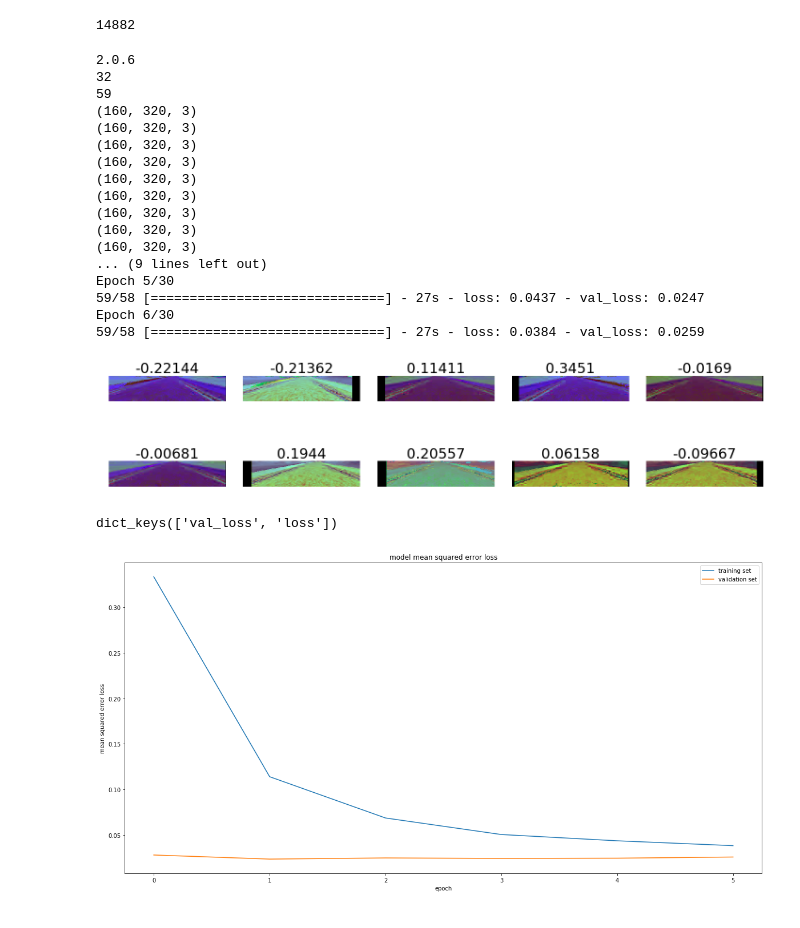
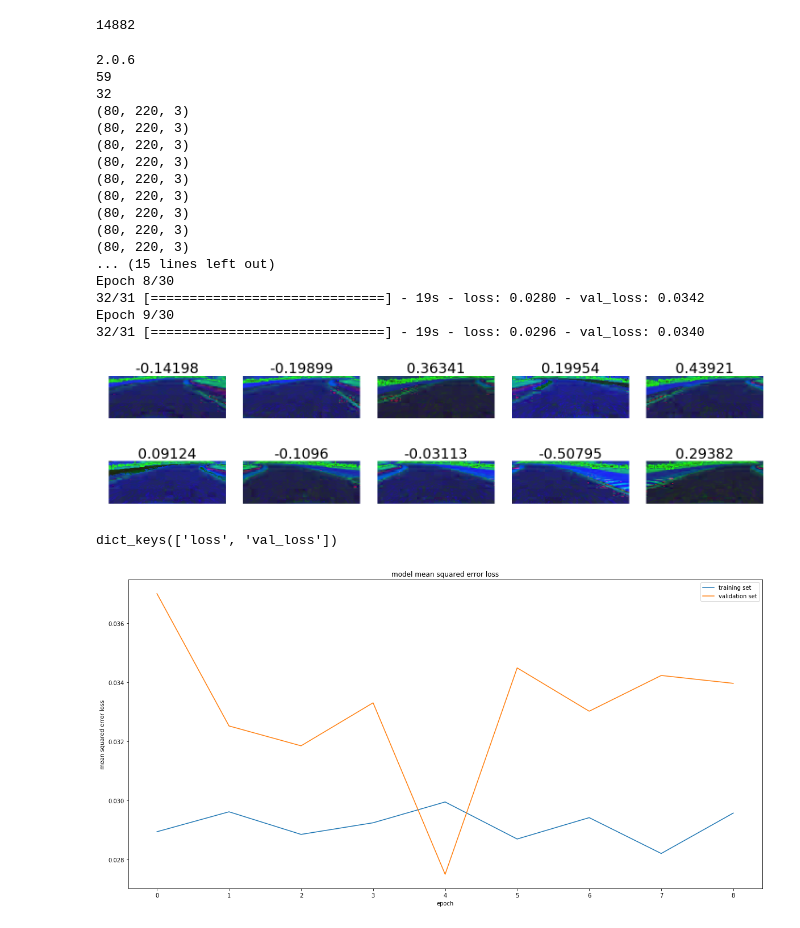
Before and after one commit to AbdulTheProgrammer/CarND-Behavioral-Cloning-P3, a Jupyter notebook: Behavioural Cloning Network.ipynb, the cells around one changed output. Saved outputs shown, nothing was run; the diff lists cells and outputs as text; code cells hidden in the pictures.

Commit message:
reliably goes around the train track once

```diff
--- a/Behavioural Cloning Network.ipynb
+++ b/Behavioural Cloning Network.ipynb
@@ -53,7 +53,7 @@ def change_brightness(image):
     change_pct = np.random.uniform(0.5, 1.2)
 
     # Change to HSV to change the brightness V
-    hsv = cv2.cvtColor(image, cv2.COLOR_RGB2HSV)
+    hsv = cv2.cvtColor(image, cv2.COLOR_BGR2HSV)
     hsv[:,:,2] = hsv[:,:,2] * change_pct
 
     #Convert back to RGB
@@ -116,7 +116,7 @@ class TrainingSequence(Sequence):
         drop_prob = 0.5
         for batch_sample in batch_samples:
             index = 0
-            rand_i = np.random.randint(low=0,high=2)
+            rand_i = np.random.randint(low=0,high=3)
             #print(batch_sample[rand_i].split('/')[-1])
             path = './'+ self.dirs[index] + '/IMG/'+batch_sample[rand_i].split('/')[-1]
             image = cv2.imread(path)
@@ -129,16 +129,16 @@ class TrainingSequence(Sequence):
                 angle += 0.25
             elif rand_i == 2:
                 angle -= 0.25
-
+            image, angle = preprocess_image(image, angle)
             keep = 0
-            while keep == 0:
-                image, angle = preprocess_image(image, angle)
-                if abs(angle) < 0.18:
-                    if np.random.sample() > drop_prob:
-                        keep = 1
-                else:
-                    keep = 1
-            images.append(image)
+#             while keep == 0:
+#                 image, angle = preprocess_image(image, angle)
+#                 if abs(angle) < 0.18:
+#                     if np.random.sample() > drop_prob:
+#                         keep = 1
+#                 else:
+#                     keep = 1
+            images.append(image[60:140,50:270])
             angles.append(angle)
         X_train = np.array(images)
         y_train = np.array(angles)
@@ -175,9 +175,9 @@ class ValidationSequence(Sequence):
 #                 angle += 0.25
 #             elif rand_i == 2:
 #                 angle -= 0.25
-
+            image = cv2.cvtColor(image, cv2.COLOR_BGR2HSV)
             #image, angle = preprocess_image(image, angle)
-            images.append(image)
+            images.append(image[60:140,50:270])
             angles.append(angle)
         X_train = np.array(images)
         y_train = np.array(angles)
@@ -208,7 +208,7 @@ def display_images(sequence , num_to_display):
         plt.tight_layout()
         plt.axis('off')
         plt.title(str(np.round(batch_y[i],5)), fontsize=30)
-        plt.imshow(batch_x[i][60:130,:])
+        plt.imshow(batch_x[i])
 # %%
 from keras.models import Sequential
 from keras.layers import Flatten, Dense, Lambda, Conv2D, Dropout
@@ -221,7 +221,7 @@ def resize_normalize(image):
     # resize to width 200 and high 66 liek recommended
     # in the nvidia paper for the used CNN
     # image = cv2.resize(image, (66, 200)) #first try
-    image = ktf.image.crop_to_bounding_box(image, 60, 0, 70, 320)
+    #image = ktf.image.crop_to_bounding_box(image, 60, 0, 70, 320)
     resized = ktf.image.resize_images(image, (66, 200))
     #normalize 0-1
     resized = resized/255.0 - 0.5
@@ -229,7 +229,7 @@ def resize_normalize(image):
     return resized
 
 #resizing & normalization lambda layers
-resize_normalize = Lambda(resize_normalize, input_shape=(None, 320, 3))
+resize_normalize = Lambda(resize_normalize, input_shape=(80, 220, 3))
 
 model = Sequential()
 
@@ -268,44 +268,44 @@ print()
 # %%
 import keras
 from keras.callbacks import EarlyStopping
 import math
 print(keras.__version__)
 batch_size = 256
 
 #model.fit(X_val, y_val, validation_split=0.2, shuffle=True, nb_epoch=7)
 #model.fit(X_data, y_data, batch_size=256, shuffle=True, epochs=25, validation_data=(X_val, y_val))
 # compile and train the model using the generator function
+print(math.ceil(len(train_samples)/batch_size))
 print(math.ceil(len(validation_samples)/batch_size))
-print(math.ceil(len(train_samples)/batch_size))
-train_generator = TrainingSequence(train_samples,None, ['train_data', 'train_data1', 'train_data2'], batch_size=batch_size)
-validation_generator = ValidationSequence(validation_samples,None, ['udacity_data'], batch_size=batch_size)
+train_generator = TrainingSequence(validation_samples,None, ['udacity_data'], batch_size=batch_size)
+validation_generator = ValidationSequence(train_samples,None, ['train_data', 'train_data1', 'train_data2' ], batch_size=batch_size)
 #make_histogram(train_generator)
 display_images(train_generator, 10)
 earlyStopping=keras.callbacks.EarlyStopping(monitor='val_loss', patience=3, verbose=0, mode='min')
 #make_histogram(validation_generator)
-history_object = model.fit_generator(train_generator, validation_data=validation_generator, validation_steps=len(validation_samples)/batch_size , epochs=30, steps_per_epoch=len(train_samples)/batch_size , workers=4, use_multiprocessing=True, max_queue_size=2 , callbacks=[earlyStopping])
+history_object = model.fit_generator(train_generator, validation_data=validation_generator, validation_steps=len(train_samples)/batch_size , epochs=30, steps_per_epoch=len(validation_samples)/batch_size , workers=4, use_multiprocessing=True, max_queue_size=2 , callbacks=[earlyStopping])
 model.save('model.h5')
 
 #./udacity_data/IMG/center_2016_12_01_13_30_48_287.jpg
 # %% [output]
 2.0.6
+59
 32
-59
-(160, 320, 3)
-(160, 320, 3)
-(160, 320, 3)
-(160, 320, 3)
-(160, 320, 3)
-(160, 320, 3)
-(160, 320, 3)
-(160, 320, 3)
-(160, 320, 3)
-... (9 lines left out)
-Epoch 5/30
-59/58 [==============================] - 27s - loss: 0.0437 - val_loss: 0.0247
-Epoch 6/30
-59/58 [==============================] - 27s - loss: 0.0384 - val_loss: 0.0259
+(80, 220, 3)
+(80, 220, 3)
+(80, 220, 3)
+(80, 220, 3)
+(80, 220, 3)
+(80, 220, 3)
+(80, 220, 3)
+(80, 220, 3)
+(80, 220, 3)
+... (15 lines left out)
+Epoch 8/30
+32/31 [==============================] - 19s - loss: 0.0280 - val_loss: 0.0342
+Epoch 9/30
+32/31 [==============================] - 19s - loss: 0.0296 - val_loss: 0.0340
-[figure, old version]
+[figure, new version]
 # %%
 from keras.models import Model
 
@@ -320,5 +320,5 @@ plt.xlabel('epoch')
 plt.legend(['training set', 'validation set'], loc='upper right')
 plt.show()
 # %% [output]
-dict_keys(['val_loss', 'loss'])
+dict_keys(['loss', 'val_loss'])
-[figure, old version]
+[figure, new version]
```
Also changed, not shown: 1 other file.
